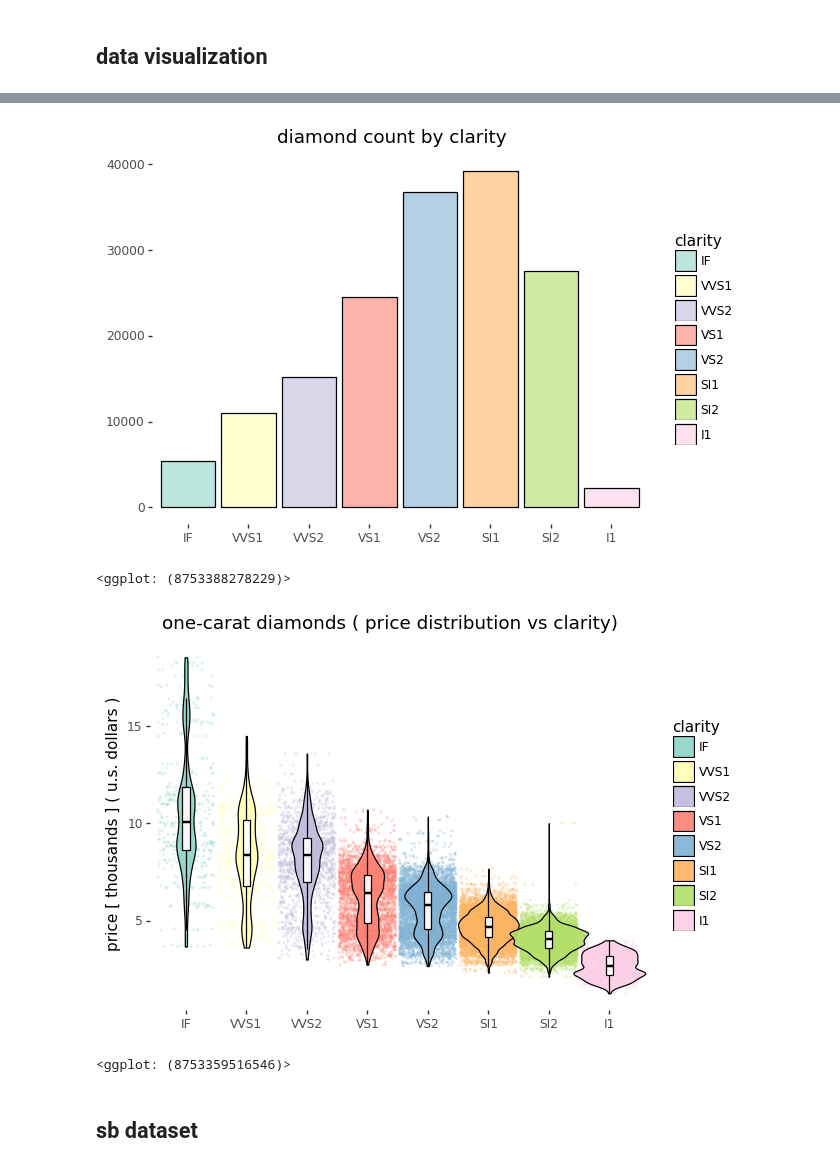
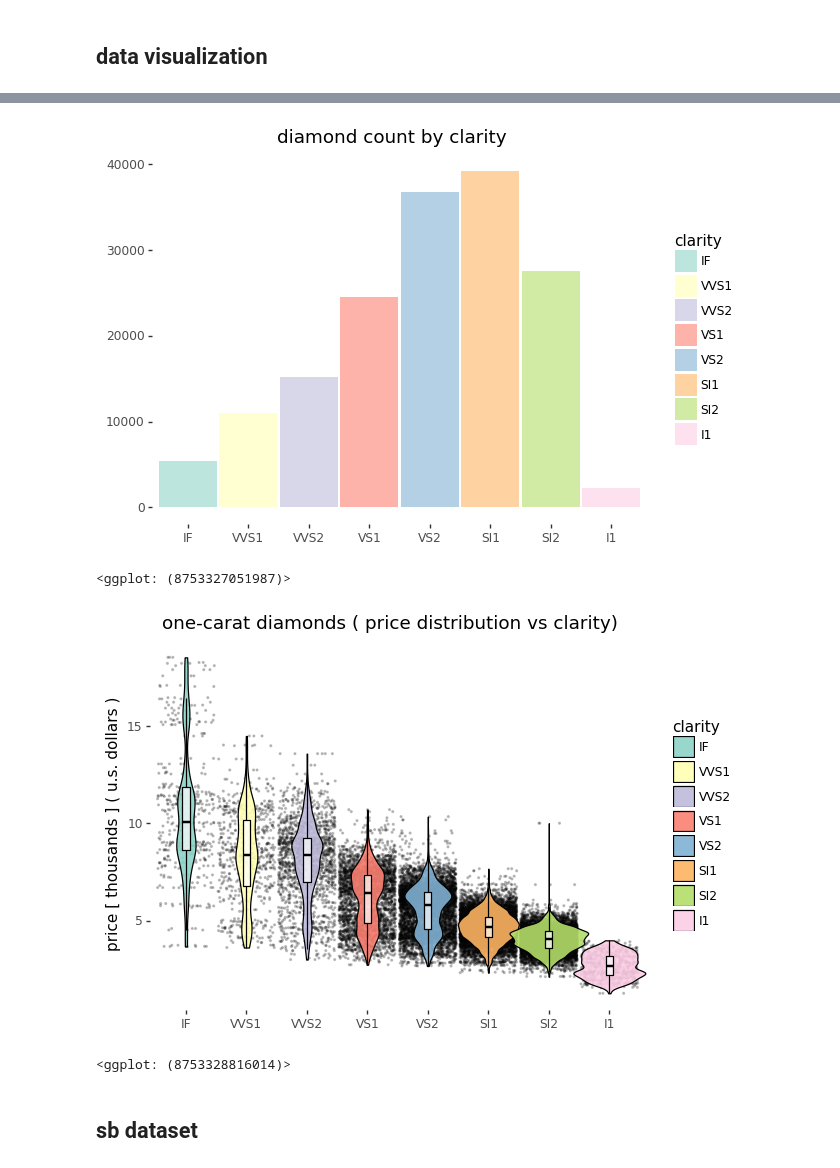
Before and after one commit to usefulmove/code, a Jupyter notebook: python/plotnine/exploratory_data_analysis.ipynb, the cells around one changed output, grey strips where cells are left out. Saved outputs shown, nothing was run; the diff lists cells and outputs as text; code cells hidden in the pictures.

```diff
--- a/python/plotnine/exploratory_data_analysis.ipynb
+++ b/python/plotnine/exploratory_data_analysis.ipynb
@@ -77,9 +77,11 @@ display(diamonds[:4])
 # %% [markdown]
 ## data visualization
 # %%
-# pairplot
-import seaborn
-seaborn.set_style("whitegrid")
-seaborn.pairplot(diamonds, vars=["carat", "depth", "table", "price", "value"], hue="clarity")
+# pairplot ( slow! 6min )
+import seaborn as sns
+qualitative_colors = sns.color_palette("Set3", 10)
+sns.set_palette(qualitative_colors)
+sns.set_style("whitegrid")
+sns.pairplot(diamonds, vars=["carat", "depth", "table", "price", "value"], hue="clarity")
 # %% [output]
 <seaborn.axisgrid.PairGrid at 0x...>
@@ -134,34 +136,34 @@ from plotnine.scales import scale_x_discrete
 
 p = (ggplot(diamonds)
     + aes(x="clarity", fill="clarity")
-    + geom_bar(alpha=0.6, color="#000")
+    + geom_bar(alpha=0.6, color="#000", size=0, width=0.96)
     + scale_x_discrete(limits=clarity_list)
     + scale_fill_brewer(type="qual", palette="Set3", limits=clarity_list)
     + labs(title="diamond count by clarity", x="", y="")
     )
 p
 # %% [output]
-[figure, old version]
+[figure, new version]
-<ggplot: (8753388278229)>
+<ggplot: (8753327051987)>
 # %%
 from plotnine import geom_violin, geom_boxplot, geom_jitter
 
 one_carat_diamonds = diamonds.query("carat >= 0.9 and carat <= 1.1")
 
 p = (ggplot(one_carat_diamonds)
     + aes(x="clarity", y="price / 1e3", fill="clarity")
-    + geom_jitter(aes(color="clarity"), size=0.3, alpha=0.2, width=0.47)
-    + geom_violin(color="#000", width=1.3, alpha=0.9)
-    + geom_boxplot(color="#000", fill="#fff", alpha=0.9, width=0.12, outlier_shape="")
+    + geom_jitter(color="#000000", fill="#000000", size=0.3, alpha=0.2, width=0.47)
+    + geom_violin(color="#000", size=0.5, width=1.3, alpha=0.9)
+    + geom_boxplot(color="#000", fill="#fff", alpha=0.7, width=0.12, outlier_shape="")
     + scale_x_discrete(limits=clarity_list)
     + scale_fill_brewer(type="qual", palette="Set3", limits=clarity_list)
     + scale_color_brewer(type="qual", palette="Set3", limits=clarity_list)
     + labs(title="one-carat diamonds ( price distribution vs clarity)", x="", y="price [ thousands ] ( u.s. dollars )")
     )
 p
 # %% [output]
-[figure, old version]
+[figure, new version]
-<ggplot: (8753359516546)>
+<ggplot: (8753328816014)>
 # %% [markdown]
 ## sb dataset
 # %%
```
Also changed, not shown: parts of 7 cells of this notebook.
